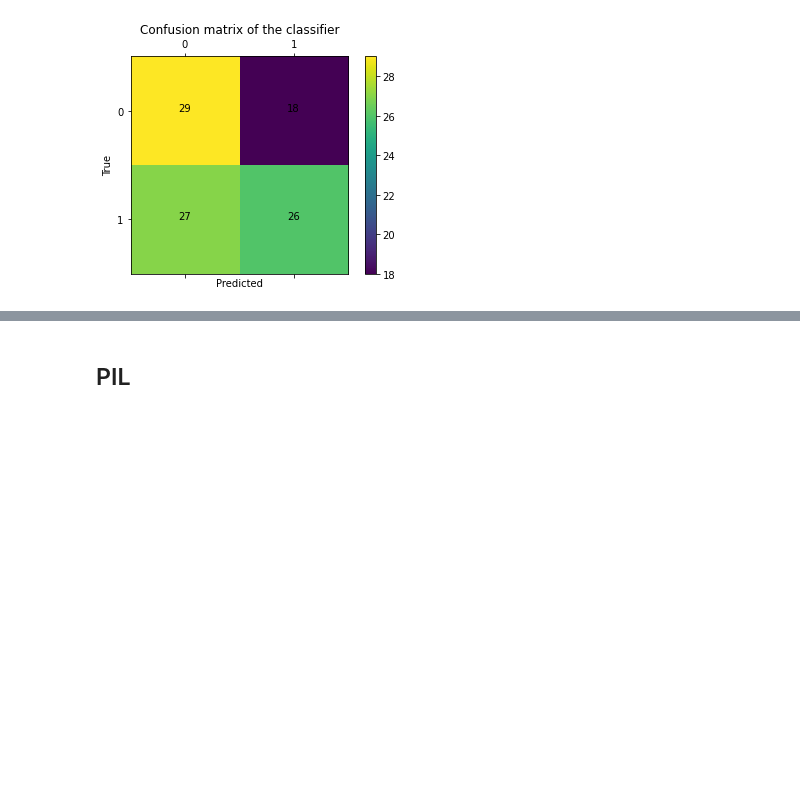
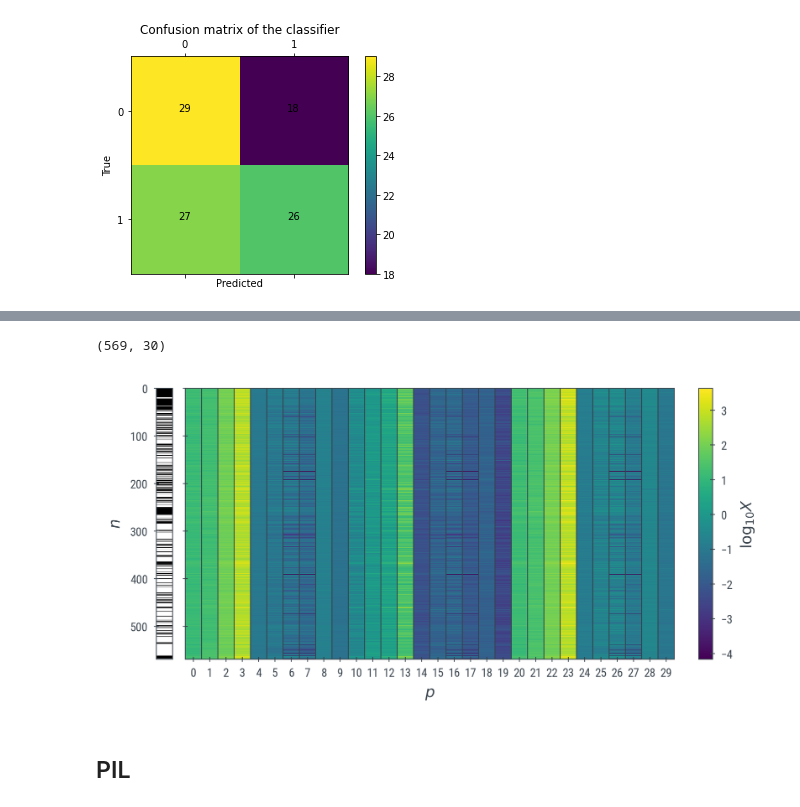
Before and after one commit to chen-xin-94/python_notebooks, a Jupyter notebook: Visualization.ipynb, the cells around one changed output, grey strips where cells are left out. Cells and saved outputs as stored; diff of their text form; code cells hidden in the pictures; blank space fills up the shorter version.

Commit message:
gridspec

```diff
--- a/Visualization.ipynb
+++ b/Visualization.ipynb
@@ -605,3 +662,38 @@ plot_confusion_matrix( y_true,y_pred, title='Random test', labels = [0, 1])
+# %%
+# load the Wisconsin Breast Cancer dataset
+df = pd.read_csv("wdbc.txt", sep=",", header=None)
+
+# and plot it
+with plt.rc_context({**bundles.beamer_moml()}):
+    X = np.array(df.loc[:, 2:31])
+    Y = np.array([df.loc[:, 1] == "M"])
+    print(X.shape)
+
+    fig = plt.figure(dpi=300, constrained_layout=True)
+    gs = fig.add_gridspec(1, 32)
+    ay = fig.add_subplot(gs[1:2])
+    ay.imshow(Y.T, aspect="auto", interpolation="none", cmap="binary")
+    ay.set_xticks([])
+    ax = fig.add_subplot(gs[2:], sharey=ay)
+    plt.setp(ax.get_yticklabels(), visible=False)
+
+    h = ax.imshow(
+        np.log10(X + 0.1 * np.min(X[X > 0])), aspect="auto", interpolation="none"
+    )
+    ax.vlines(np.arange(X.shape[1]) + 0.5, 0, X.shape[0], color=rgb.tue_dark)
+
+    ax.set_ylim([X.shape[0], 0])
+
+    cbar = fig.colorbar(h)
+    cbar.set_label("$\log_{10} X$")
+    ax.xaxis.set_major_locator(ticker.MultipleLocator(1))
+    ay.set_ylabel("$n$")
+    ax.set_xlabel("$p$")
+
+    fig.savefig("WBC.pdf", dpi="figure", format="pdf", bbox_inches="tight")
+# %% [output]
+(569, 30)
+[figure, added]
 # %% [markdown]
 ## PIL
 # %%
```
Also changed, not shown: parts of 3 cells of this notebook.
